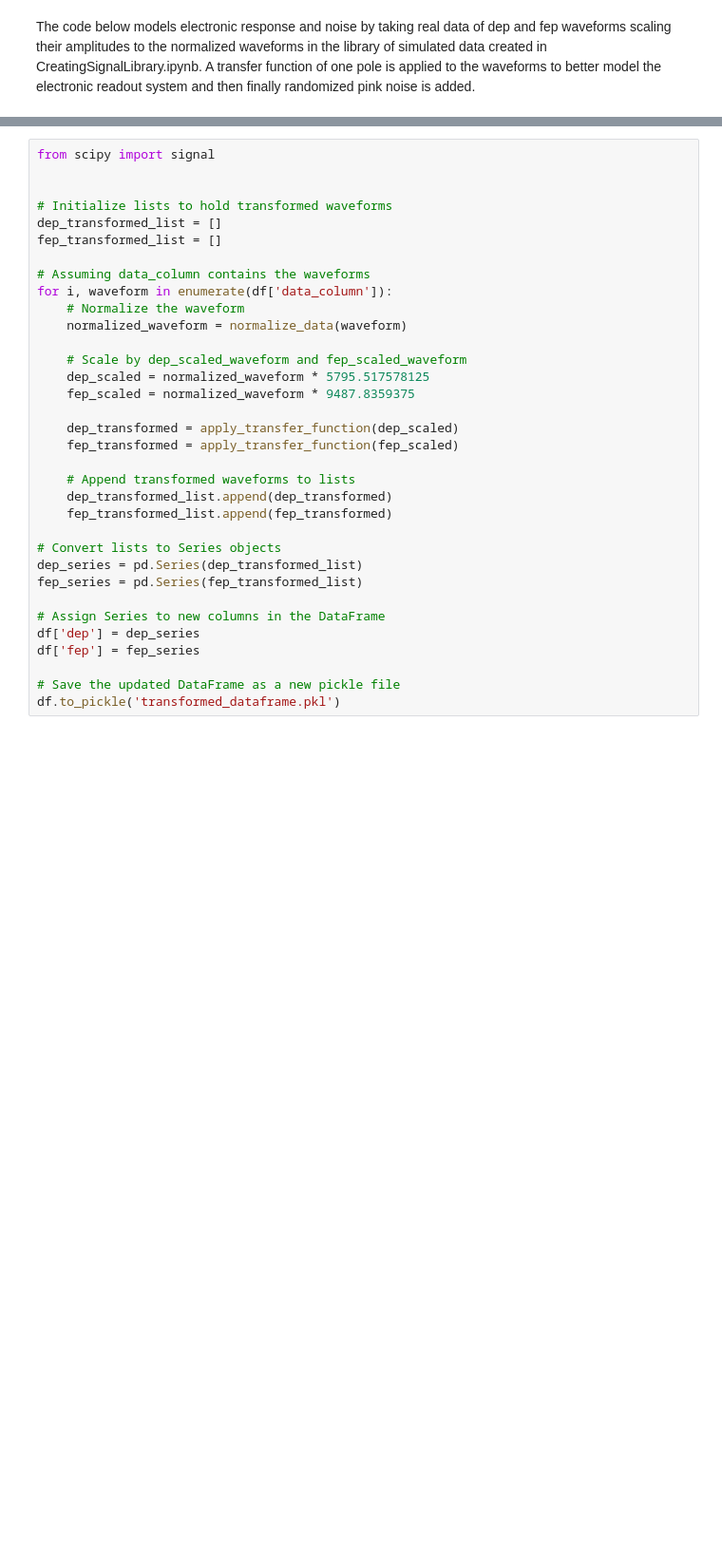
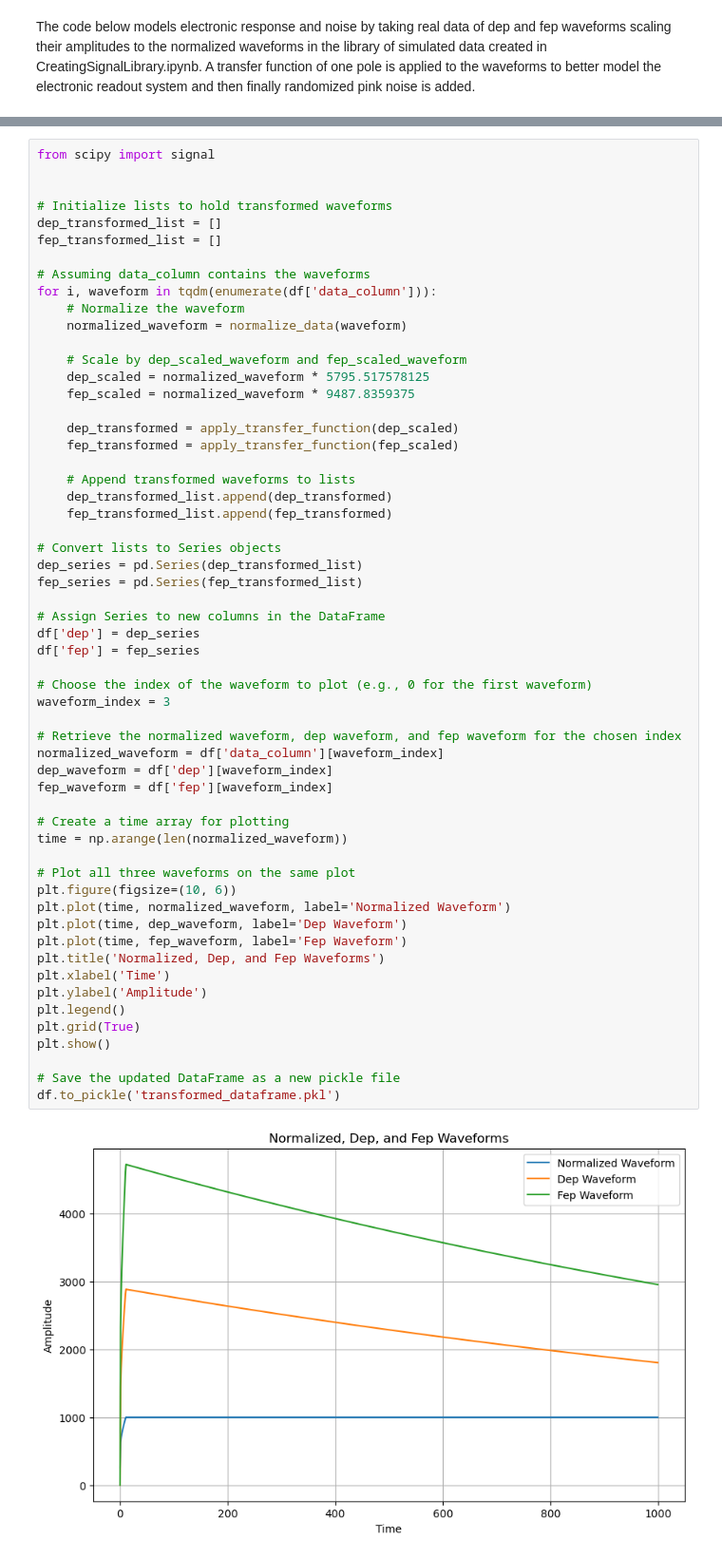
Before and after one commit to aobol/CPU-Net, a Jupyter notebook: data_emulation/SimulatingElectronicResponse.ipynb, the cells around one changed output, grey strips where cells are left out. Shown at 95% size. Drawn from its saved outputs; the diff is of its cells as text; blank space fills up the shorter version.

```diff
--- a/data_emulation/SimulatingElectronicResponse.ipynb
+++ b/data_emulation/SimulatingElectronicResponse.ipynb
@@ -242,32 +216,57 @@ from scipy import signal
 
 # Initialize lists to hold transformed waveforms
 dep_transformed_list = []
 fep_transformed_list = []
 
 # Assuming data_column contains the waveforms
-for i, waveform in enumerate(df['data_column']):
+for i, waveform in tqdm(enumerate(df['data_column'])):
     # Normalize the waveform
     normalized_waveform = normalize_data(waveform)
 
     # Scale by dep_scaled_waveform and fep_scaled_waveform
     dep_scaled = normalized_waveform * 5795.517578125
     fep_scaled = normalized_waveform * 9487.8359375
 
     dep_transformed = apply_transfer_function(dep_scaled)
     fep_transformed = apply_transfer_function(fep_scaled)
 
     # Append transformed waveforms to lists
     dep_transformed_list.append(dep_transformed)
     fep_transformed_list.append(fep_transformed)
 
 # Convert lists to Series objects
 dep_series = pd.Series(dep_transformed_list)
 fep_series = pd.Series(fep_transformed_list)
 
 # Assign Series to new columns in the DataFrame
 df['dep'] = dep_series
 df['fep'] = fep_series
 
+# Choose the index of the waveform to plot (e.g., 0 for the first waveform)
+waveform_index = 3
+
+# Retrieve the normalized waveform, dep waveform, and fep waveform for the chosen index
+normalized_waveform = df['data_column'][waveform_index]
+dep_waveform = df['dep'][waveform_index]
+fep_waveform = df['fep'][waveform_index]
+
+# Create a time array for plotting
+time = np.arange(len(normalized_waveform))
+
+# Plot all three waveforms on the same plot
+plt.figure(figsize=(10, 6))
+plt.plot(time, normalized_waveform, label='Normalized Waveform')
+plt.plot(time, dep_waveform, label='Dep Waveform')
+plt.plot(time, fep_waveform, label='Fep Waveform')
+plt.title('Normalized, Dep, and Fep Waveforms')
+plt.xlabel('Time')
+plt.ylabel('Amplitude')
+plt.legend()
+plt.grid(True)
+plt.show()
+
 # Save the updated DataFrame as a new pickle file
 df.to_pickle('transformed_dataframe.pkl')
+# %% [output]
+[figure, added]
 # %%
```
Also changed, not shown: parts of 13 cells of this notebook, 27 other files.
